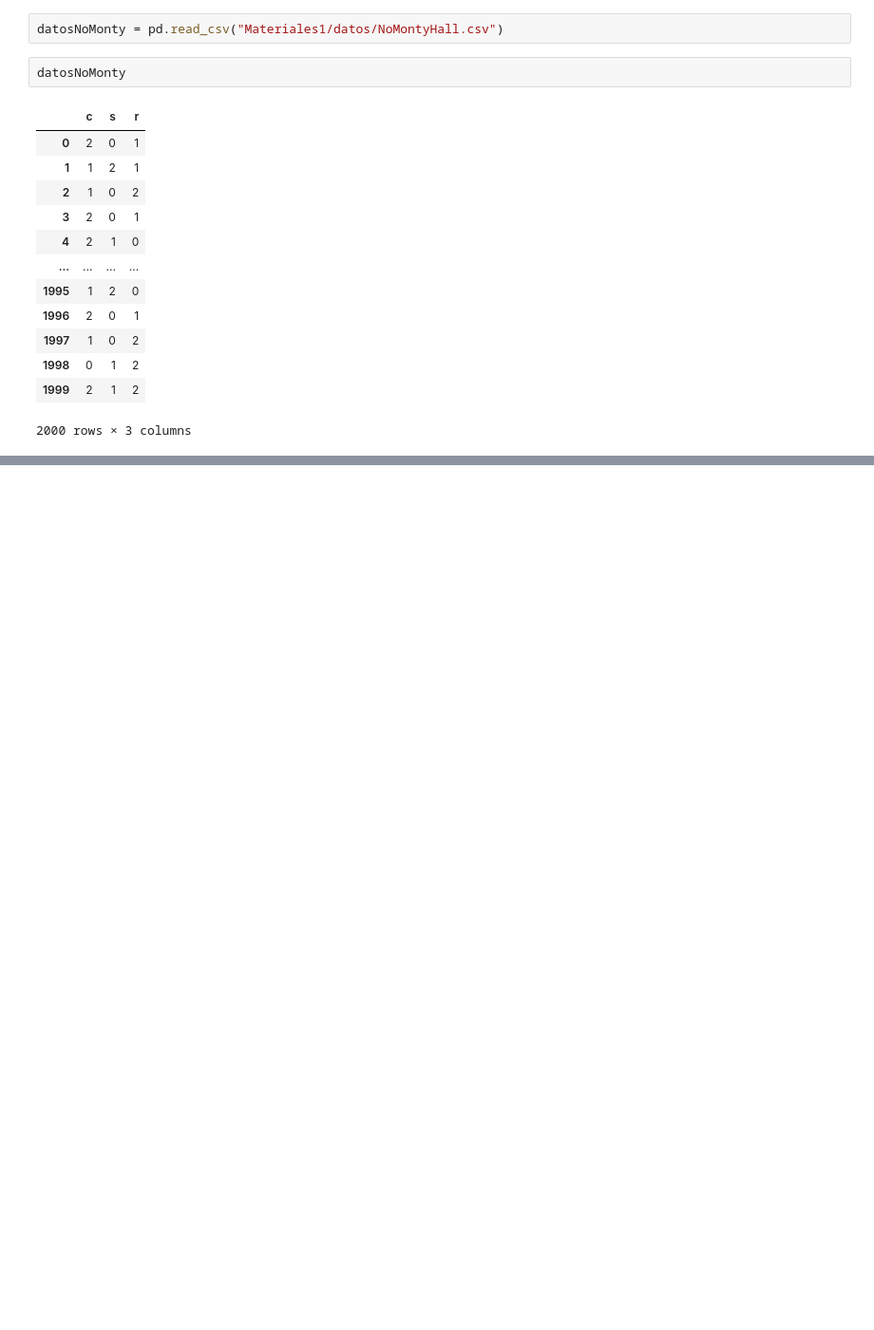
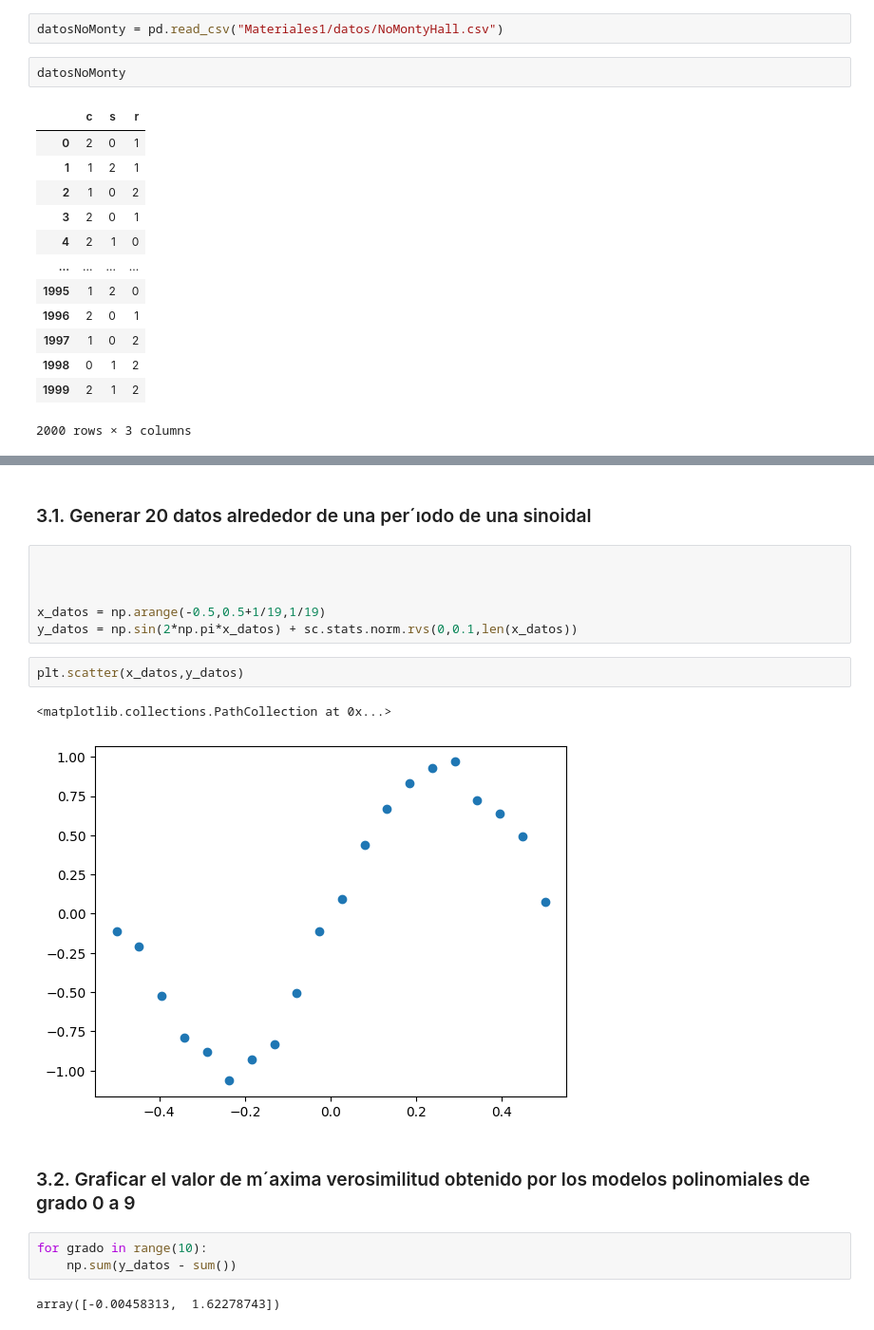
Before and after one commit to ulrich-marcelo/Inferencia-Bayesiana-Causal, a Jupyter notebook: Practicas/Unidad 1/guia1.ipynb, the cells around one changed output, grey strips where cells are left out. Shown: that part at 95% size. Drawn from its saved outputs; the diff is of its cells as text; blank space fills up the shorter version.

```diff
--- a/Practicas/Unidad 1/guia1.ipynb
+++ b/Practicas/Unidad 1/guia1.ipynb
@@ -191,0 +350,20 @@ datosNoMonty
+# %% [markdown]
+### 3.1. Generar 20 datos alrededor de una per´ıodo de una sinoidal
+# %%
+
+
+
+x_datos = np.arange(-0.5,0.5+1/19,1/19)
+y_datos = np.sin(2*np.pi*x_datos) + sc.stats.norm.rvs(0,0.1,len(x_datos))
+# %%
+plt.scatter(x_datos,y_datos)
+# %% [output]
+<matplotlib.collections.PathCollection at 0x...>
+[figure, added]
+# %% [markdown]
+### 3.2. Graficar el valor de m´axima verosimilitud obtenido por los modelos polinomiales de grado 0 a 9
+# %%
+for grado in range(10):
+    np.sum(y_datos - sum())
+# %% [output]
+array([-0.00458313,  1.62278743])
```
Also changed, not shown: parts of 31 cells of this notebook, 1 other file.
